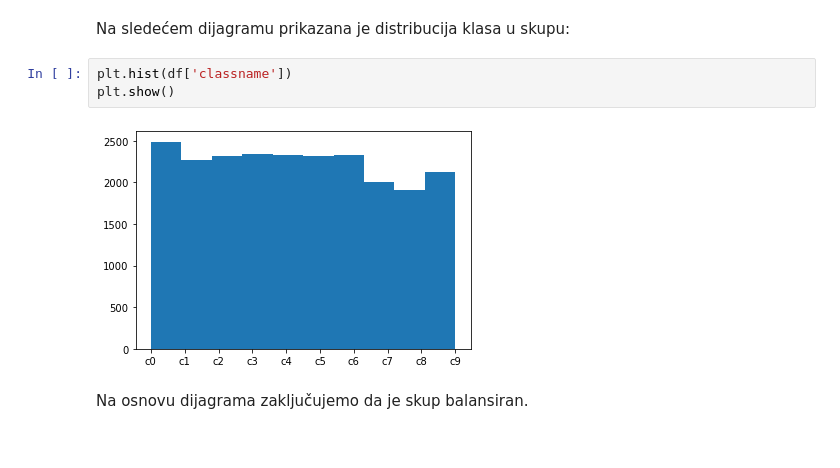
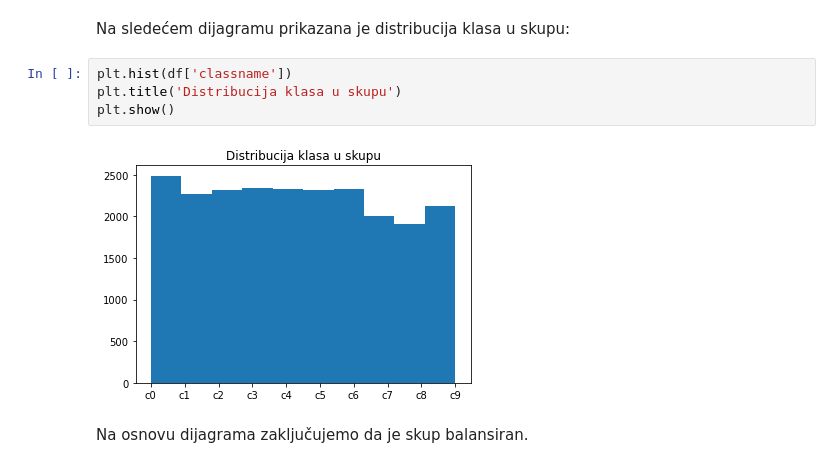
Before and after one commit to AlexandraDotlic/ML-DistractedDriverDetection, a Jupyter notebook: Distracted driver detection.ipynb, the cells around one changed output. Saved outputs shown, nothing was run; the diff lists cells and outputs as text.

```diff
--- a/Distracted driver detection.ipynb
+++ b/Distracted driver detection.ipynb
@@ -74,9 +81,10 @@ for directory in os.listdir(BASE_URL):
 Na sledećem dijagramu prikazana je distribucija klasa u skupu:
 # %%
 plt.hist(df['classname'])
+plt.title('Distribucija klasa u skupu')
 plt.show()
 # %% [output]
-[figure, old version]
+[figure, new version]
 # %% [markdown]
 Na osnovu dijagrama zaključujemo da je skup balansiran.
 # %% [markdown]
```
Also changed, not shown: parts of 26 cells of this notebook.
